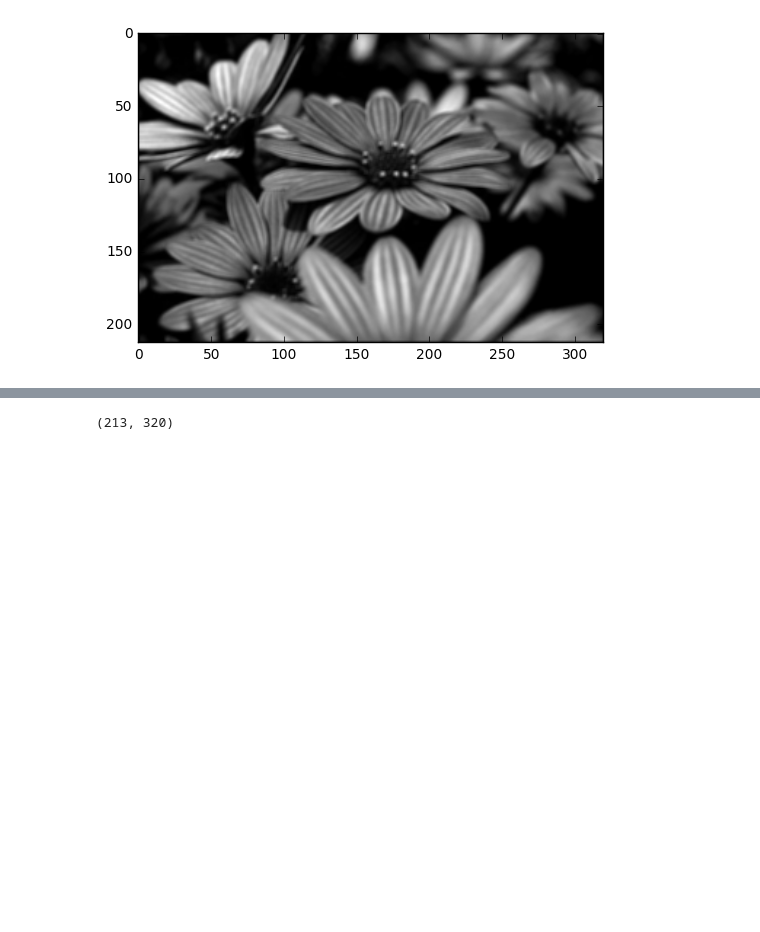
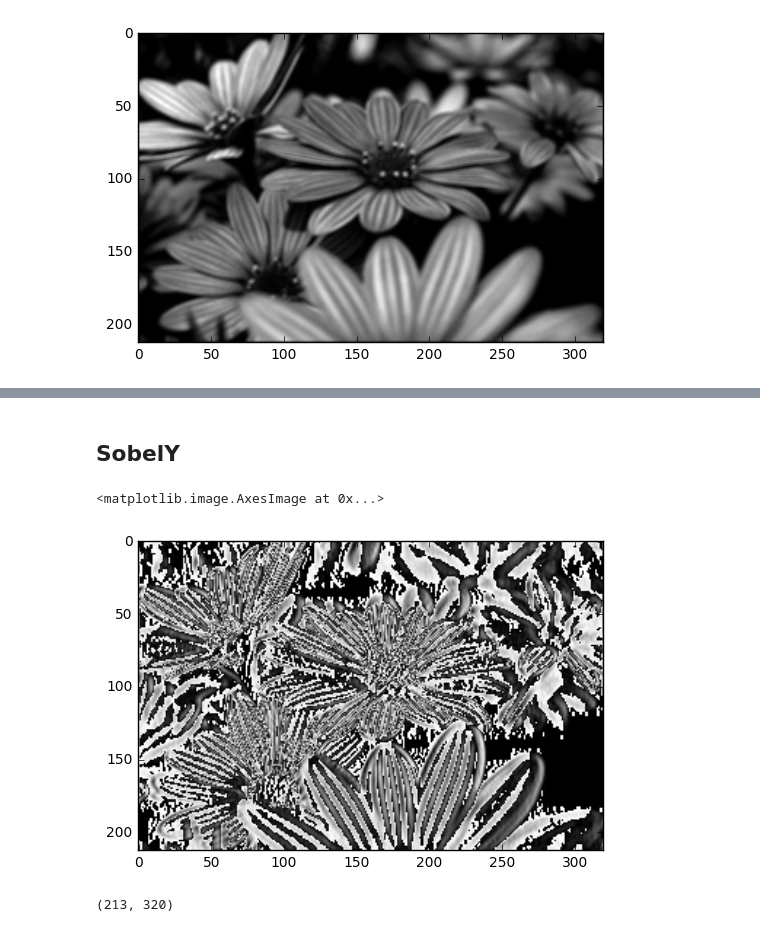
Before and after one commit to kperi/DL_tutorial, a Jupyter notebook: convolution examples.ipynb, the cells around one changed output, grey strips where cells are left out. Saved outputs shown, nothing was run; the diff lists cells and outputs as text; code cells hidden in the pictures; blank space fills up the shorter version.

```diff
--- a/convolution examples.ipynb
+++ b/convolution examples.ipynb
@@ -60,3 +80,11 @@ gimg.shape
+# %% [markdown]
+## SobelY
+# %%
+sobely = convolve(gimg, sobel.T, mode='constant')
+plt.imshow(sobely, cmap=plt.get_cmap('gray'))
+# %% [output]
+<matplotlib.image.AxesImage at 0x...>
+[figure, added]
 # %%
 img2.shape
 # %% [output]
```
Also changed, not shown: parts of 13 cells of this notebook.
